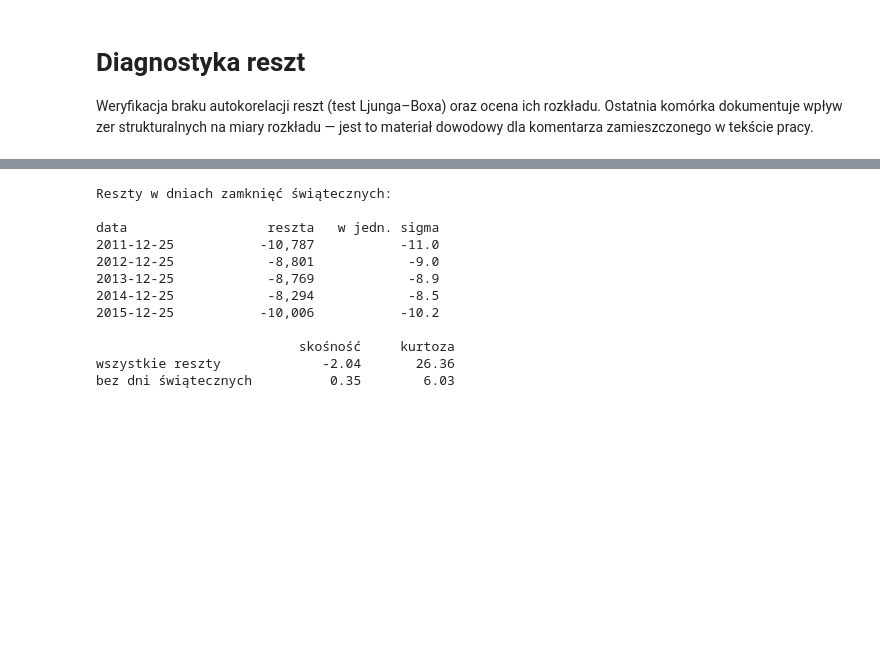
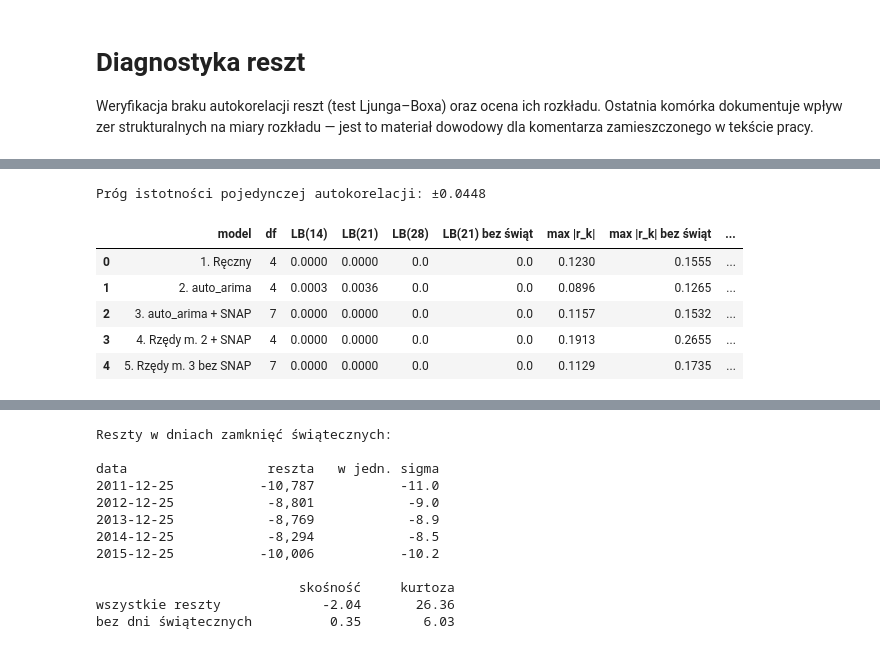
Before and after one commit to JakubOkrzesik/SARIMA-magisterka, a Jupyter notebook: main.ipynb, the cells around one changed output, grey strips where cells are left out. Cells and saved outputs as stored; diff of their text form; code cells hidden in the pictures; blank space fills up the shorter version.

```diff
--- a/main.ipynb
+++ b/main.ipynb
@@ -702,0 +791,20 @@ Kontrola zgodności reestymacji z wynikiem auto_arima:
+# %%
+# Warunki stacjonarności i odwracalności
+print("\n" + "=" * 70)
+print("PIERWIASTKI WIELOMIANÓW CHARAKTERYSTYCZNYCH")
+print("      (moduł > 1 oznacza spełnienie warunku)")
+print("=" * 70)
+for nazwa, m in modele.items():
+    ar = np.abs(m.arroots) if len(m.arroots) else np.array([])
+    ma = np.abs(m.maroots) if len(m.maroots) else np.array([])
+    ok_ar = "spełniony" if (ar > 1).all() or len(ar) == 0 else "NARUSZONY"
+    ok_ma = "spełniony" if (ma > 1).all() or len(ma) == 0 else "NARUSZONY"
+    print(f"\n--- {nazwa}")
+    if len(ar):
+        print(f"    AR  min |pierwiastek| = {ar.min():7.3f}   -> {ok_ar}")
+    else:
+        print(f"    AR  brak parametrów")
+    if len(ma):
+        print(f"    MA  min |pierwiastek| = {ma.min():7.3f}   -> {ok_ma}")
+    else:
+        print(f"    MA  brak parametrów")
@@ -902,0 +1004,54 @@ diagnostyka
+# %%
+# Diagnostyka reszt — poprawne stopnie swobody testu Ljunga-Boxa.
+# UWAGA: m.model.k_seasonal_ar zwraca P*s (a nie P), dlatego rzędy
+# odczytujemy wprost ze specyfikacji modelu.
+specyfikacje = {
+    "1. Ręczny":              (sarimax_hand,      (1, 1, 1), (1, 1, 1, 7)),
+    "2. auto_arima":          (sarimax_auto,      order_auto, seas_auto),
+    "3. auto_arima + SNAP":   (sarimax_snap,      order_snap, seas_snap),
+    "4. Rzędy m. 2 + SNAP":   (sarimax_auto_snap, order_auto, seas_auto),
+    "5. Rzędy m. 3 bez SNAP": (sarimax_snap_bez,  order_snap, seas_snap),
+}
+
+LAGS = [14, 21, 28]      # muszą przewyższać df_model
+wiersze = []
+
+for nazwa, (m, order, seas) in specyfikacje.items():
+    p, d, q = order
+    P, D, Q, s = seas
+    df_model = p + q + P + Q
+
+    r = pd.Series(m.resid, index=y_train.index)
+    r = r.iloc[max(m.loglikelihood_burn, d + D * s + p + P * s):]
+
+    maska = ~((r.index.month == 12) & (r.index.day.isin([25, 26])))
+    r_bez = r[maska]
+
+    lb  = acorr_ljungbox(r,     lags=LAGS, model_df=df_model, return_df=True)
+    lbb = acorr_ljungbox(r_bez, lags=LAGS, model_df=df_model, return_df=True)
+
+    wiersze.append({
+        "model": nazwa,
+        "df": df_model,
+        "LB(14)": lb.loc[14, "lb_pvalue"],
+        "LB(21)": lb.loc[21, "lb_pvalue"],
+        "LB(28)": lb.loc[28, "lb_pvalue"],
+        "LB(21) bez świąt": lbb.loc[21, "lb_pvalue"],
+        "max |r_k|": abs(sm.tsa.acf(r, nlags=28)[1:]).max(),
+        "max |r_k| bez świąt": abs(sm.tsa.acf(r_bez, nlags=28)[1:]).max(),
+        "skośność": r.skew(),
+        "kurtoza": r.kurtosis() + 3,
+    })
+
+diagnostyka = pd.DataFrame(wiersze).round(4)
+print(f"Próg istotności pojedynczej autokorelacji: "
+      f"±{1.96 / len(y_train) ** 0.5:.4f}")
+diagnostyka
+# %% [output]
+Próg istotności pojedynczej autokorelacji: ±0.0448
+|  | model | df | LB(14) | LB(21) | LB(28) | LB(21) bez świąt | max |r_k| | max |r_k| bez świąt | ... |
+| 0 | 1. Ręczny | 4 | 0.0000 | 0.0000 | 0.0 | 0.0 | 0.1230 | 0.1555 | ... |
+| 1 | 2. auto_arima | 4 | 0.0003 | 0.0036 | 0.0 | 0.0 | 0.0896 | 0.1265 | ... |
+| 2 | 3. auto_arima + SNAP | 7 | 0.0000 | 0.0000 | 0.0 | 0.0 | 0.1157 | 0.1532 | ... |
+| 3 | 4. Rzędy m. 2 + SNAP | 4 | 0.0000 | 0.0000 | 0.0 | 0.0 | 0.1913 | 0.2655 | ... |
+| 4 | 5. Rzędy m. 3 bez SNAP | 7 | 0.0000 | 0.0000 | 0.0 | 0.0 | 0.1129 | 0.1735 | ... |
```
Also changed, not shown: parts of 17 cells of this notebook, 1 other file.
